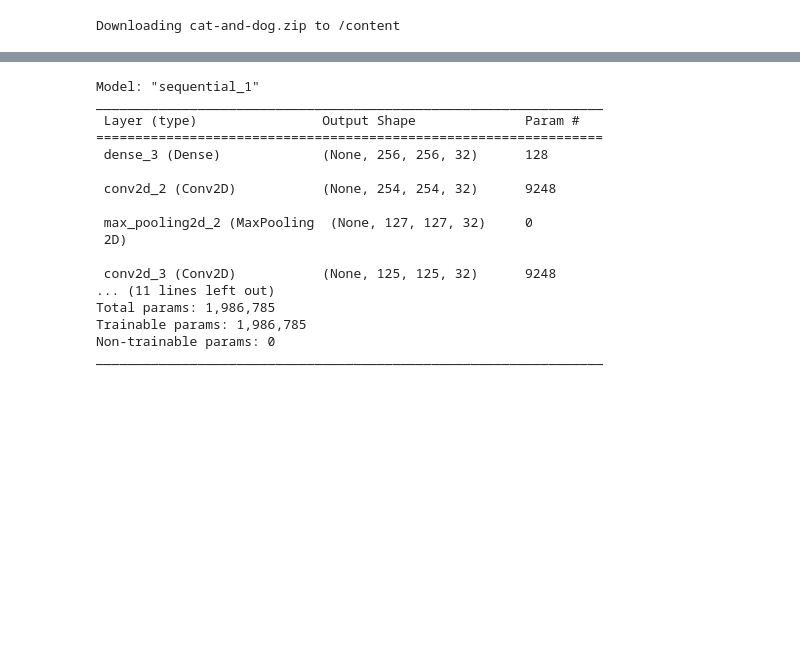
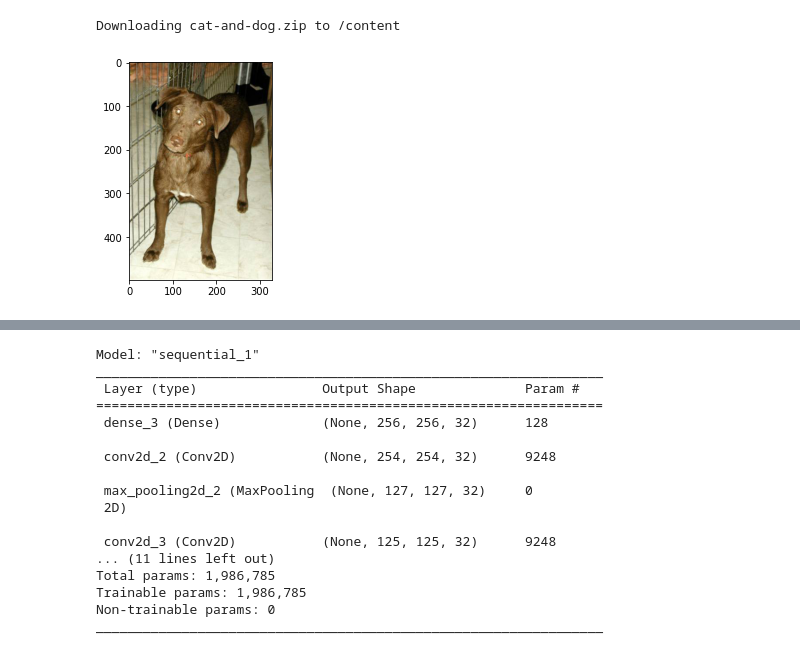
Before and after one commit to NervOUs11/Cat_or_Dog, a Jupyter notebook: CatVSDog.ipynb, the cells around one changed output, grey strips where cells are left out. Saved outputs shown, nothing was run; the diff lists cells and outputs as text; code cells hidden in the pictures; blank space fills up the shorter version.

```diff
--- a/CatVSDog.ipynb
+++ b/CatVSDog.ipynb
@@ -36,3 +36,13 @@ dataset = '/content/cat-and-dog.zip'
 
 with ZipFile(dataset,'r') as zip:
   zip.extractall()
+# %%
+import matplotlib.pyplot as plt
+import matplotlib.pyplot as mpimg
+
+# Show dog image
+img = mpimg.imread('/content/training_set/training_set/dogs/dog.1.jpg')
+imgplt = plt.imshow(img)
+plt.show()
+# %% [output]
+[figure, added]
```
Also changed, not shown: parts of 2 cells of this notebook.
